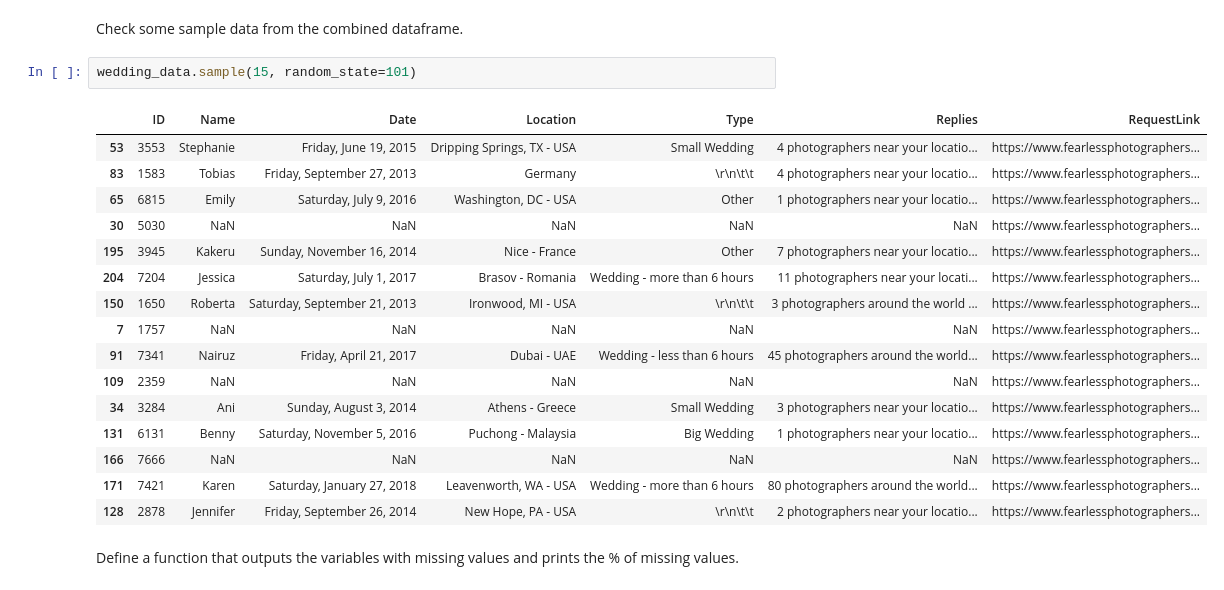
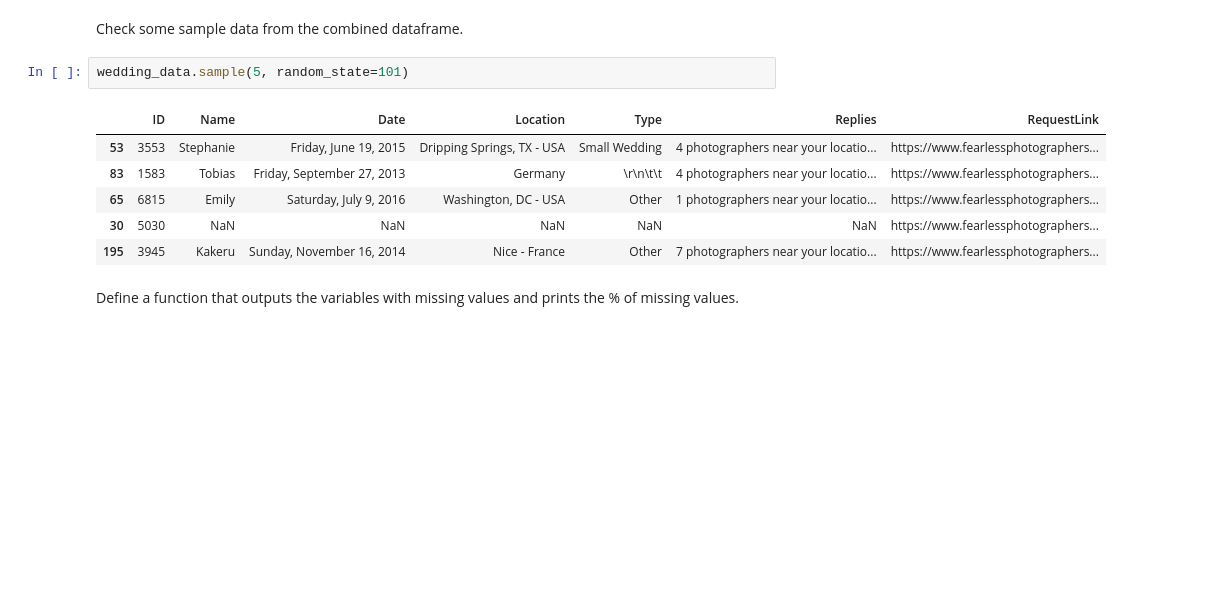
Before and after one commit to bijoyKetan/Fearless-Photographers, a Jupyter notebook: Wedding Photography Data Analysis.ipynb, the cells around one changed output. Saved outputs shown, nothing was run; the diff lists cells and outputs as text; blank space fills up the shorter version.

```diff
--- a/Wedding Photography Data Analysis.ipynb
+++ b/Wedding Photography Data Analysis.ipynb
@@ -71,24 +71,14 @@ wedding_data.shape
 # %% [markdown]
 Check some sample data from the combined dataframe.
 # %%
-wedding_data.sample(15, random_state=101)
+wedding_data.sample(5, random_state=101)
 # %% [output]
 |  | ID | Name | Date | Location | Type | Replies | RequestLink |
 | 53 | 3553 | Stephanie | Friday, June 19, 2015 | Dripping Springs, TX - USA | Small Wedding | 4 photographers near your locatio... | https://www.fearlessphotographers... |
 | 83 | 1583 | Tobias | Friday, September 27, 2013 | Germany | \r\n\t\t | 4 photographers near your locatio... | https://www.fearlessphotographers... |
 | 65 | 6815 | Emily | Saturday, July 9, 2016 | Washington, DC - USA | Other | 1 photographers near your locatio... | https://www.fearlessphotographers... |
 | 30 | 5030 | NaN | NaN | NaN | NaN | NaN | https://www.fearlessphotographers... |
 | 195 | 3945 | Kakeru | Sunday, November 16, 2014 | Nice - France | Other | 7 photographers near your locatio... | https://www.fearlessphotographers... |
-| 204 | 7204 | Jessica | Saturday, July 1, 2017 | Brasov - Romania | Wedding - more than 6 hours | 11 photographers near your locati... | https://www.fearlessphotographers... |
-| 150 | 1650 | Roberta | Saturday, September 21, 2013 | Ironwood, MI - USA | \r\n\t\t | 3 photographers around the world ... | https://www.fearlessphotographers... |
-| 7 | 1757 | NaN | NaN | NaN | NaN | NaN | https://www.fearlessphotographers... |
-| 91 | 7341 | Nairuz | Friday, April 21, 2017 | Dubai - UAE | Wedding - less than 6 hours | 45 photographers around the world... | https://www.fearlessphotographers... |
-| 109 | 2359 | NaN | NaN | NaN | NaN | NaN | https://www.fearlessphotographers... |
-| 34 | 3284 | Ani | Sunday, August 3, 2014 | Athens - Greece | Small Wedding | 3 photographers near your locatio... | https://www.fearlessphotographers... |
-| 131 | 6131 | Benny | Saturday, November 5, 2016 | Puchong - Malaysia | Big Wedding | 1 photographers near your locatio... | https://www.fearlessphotographers... |
-| 166 | 7666 | NaN | NaN | NaN | NaN | NaN | https://www.fearlessphotographers... |
-| 171 | 7421 | Karen | Saturday, January 27, 2018 | Leavenworth, WA - USA | Wedding - more than 6 hours | 80 photographers around the world... | https://www.fearlessphotographers... |
-| 128 | 2878 | Jennifer | Friday, September 26, 2014 | New Hope, PA - USA | \r\n\t\t | 2 photographers near your locatio... | https://www.fearlessphotographers... |
 # %% [markdown]
 Define a function that outputs the variables with missing values and prints the % of missing values.
 # %%
```
Also changed, not shown: parts of 26 cells of this notebook.
